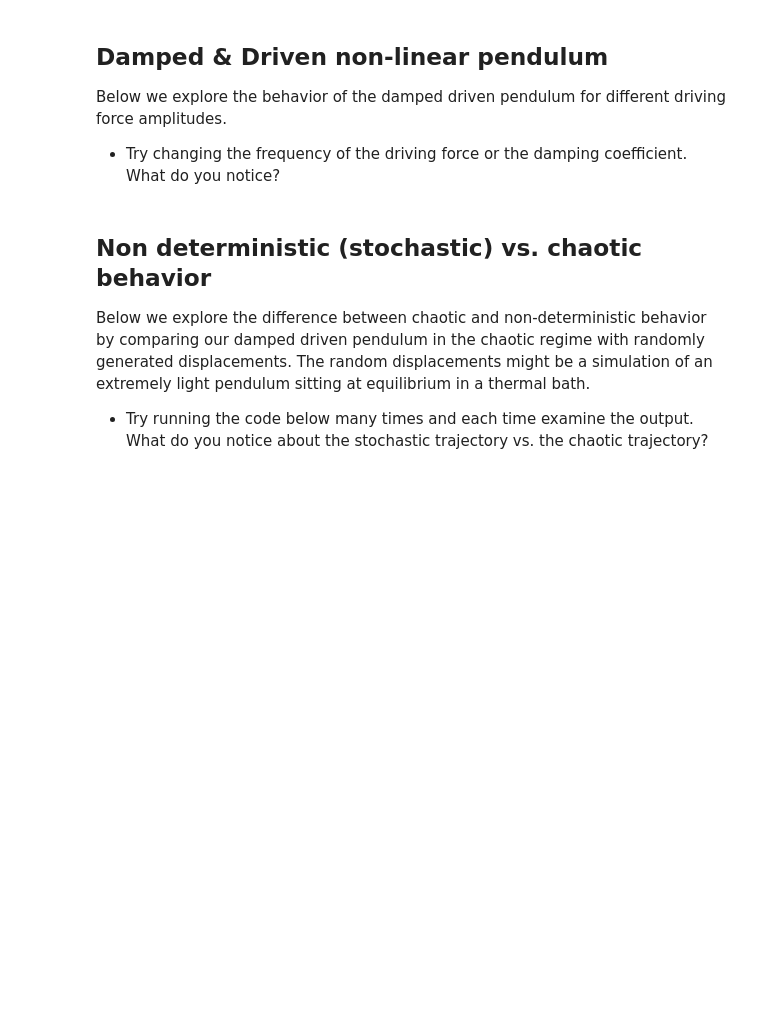
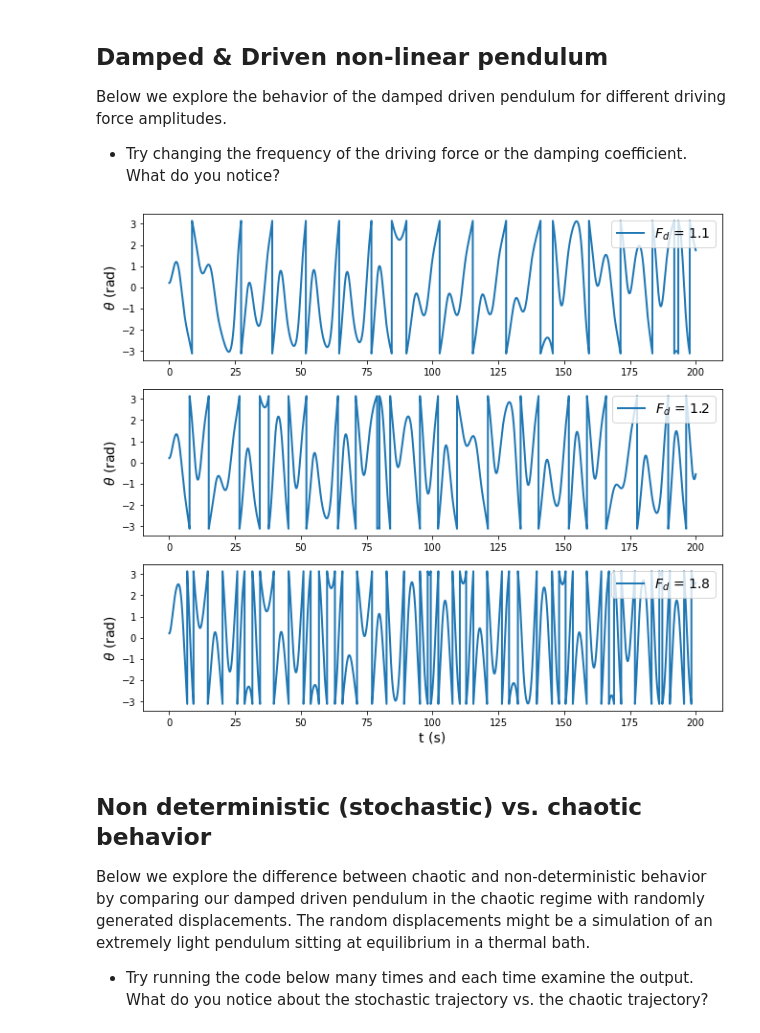
Before and after one commit to Tim-L-Zhao/Lectures, a Jupyter notebook: Lecture6.ipynb, the cells around one changed output. Saved outputs shown, nothing was run; the diff lists cells and outputs as text; code cells hidden in the pictures; blank space fills up the shorter version.

```diff
--- a/Lecture6.ipynb
+++ b/Lecture6.ipynb
@@ -63,25 +65,25 @@ plt.show()
 Below we explore the behavior of the damped driven pendulum for different driving force amplitudes.
 * Try changing the frequency of the driving force or the damping coefficient. What do you notice?
 # %%
-# demonstate regime of chaotic behavior
-fig = plt.figure(figsize = [10,8])
-axs = fig.subplots(3,1)
-
-
 # Loop over driving force amplitudes
 Fds = [1.1, 1.2, 1.8]
 
+# demonstate regime of chaotic behavior
+fig = plt.figure(figsize = [10,8])
+axs = fig.subplots(len(Fds),1)
+
 for ii in range(len(Fds)):
-    p = Pendulum(nu = 1/2, Fd = Fds[ii], omega_d = 0.6 , x0 = 0.200, tf = 200)
+    p = Pendulum(nu = 1/2, Fd = Fds[ii], omega_d = 0.5, x0 = 0.200, tf = 200)
     p.scipy_trajectory()
 
     axs[ii].plot(p.tarray, p.xv[:,0],lw = 2, label = "$F_d$ = {}".format(Fds[ii]))
     axs[ii].set_ylabel('$\\theta$ (rad)', fontsize = 14)
     axs[ii].legend(loc = 1, fontsize = 14)
 
-
 axs[-1].set_xlabel('t (s)', fontsize = 14)
 fig.subplots_adjust(top = 0.98, bottom =0.08, left = 0.14, right =0.98)
+# %% [output]
+[figure, added]
 # %% [markdown]
 ## Non deterministic (stochastic) vs. chaotic behavior
 
```
Also changed, not shown: parts of 5 cells of this notebook, 1 other file.
